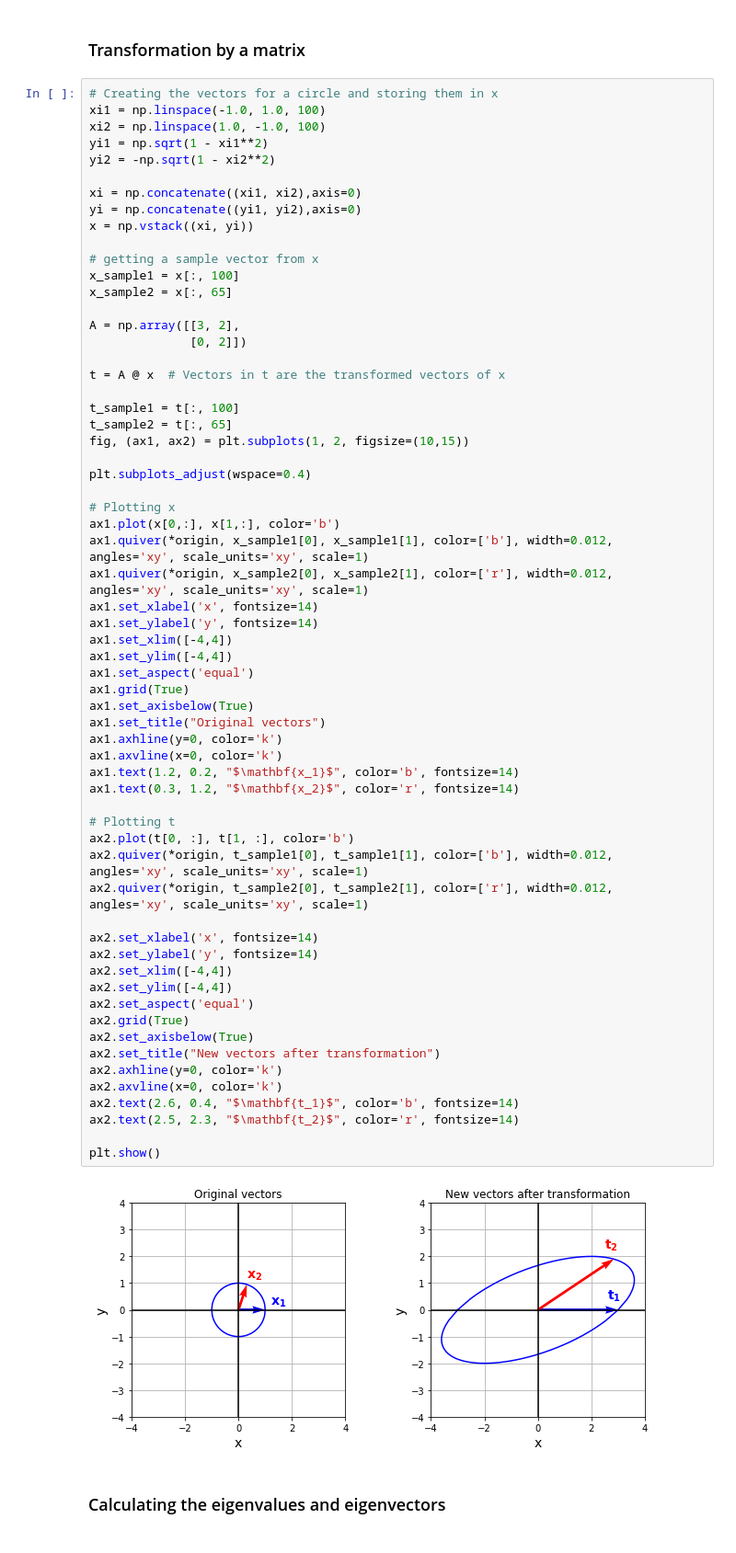
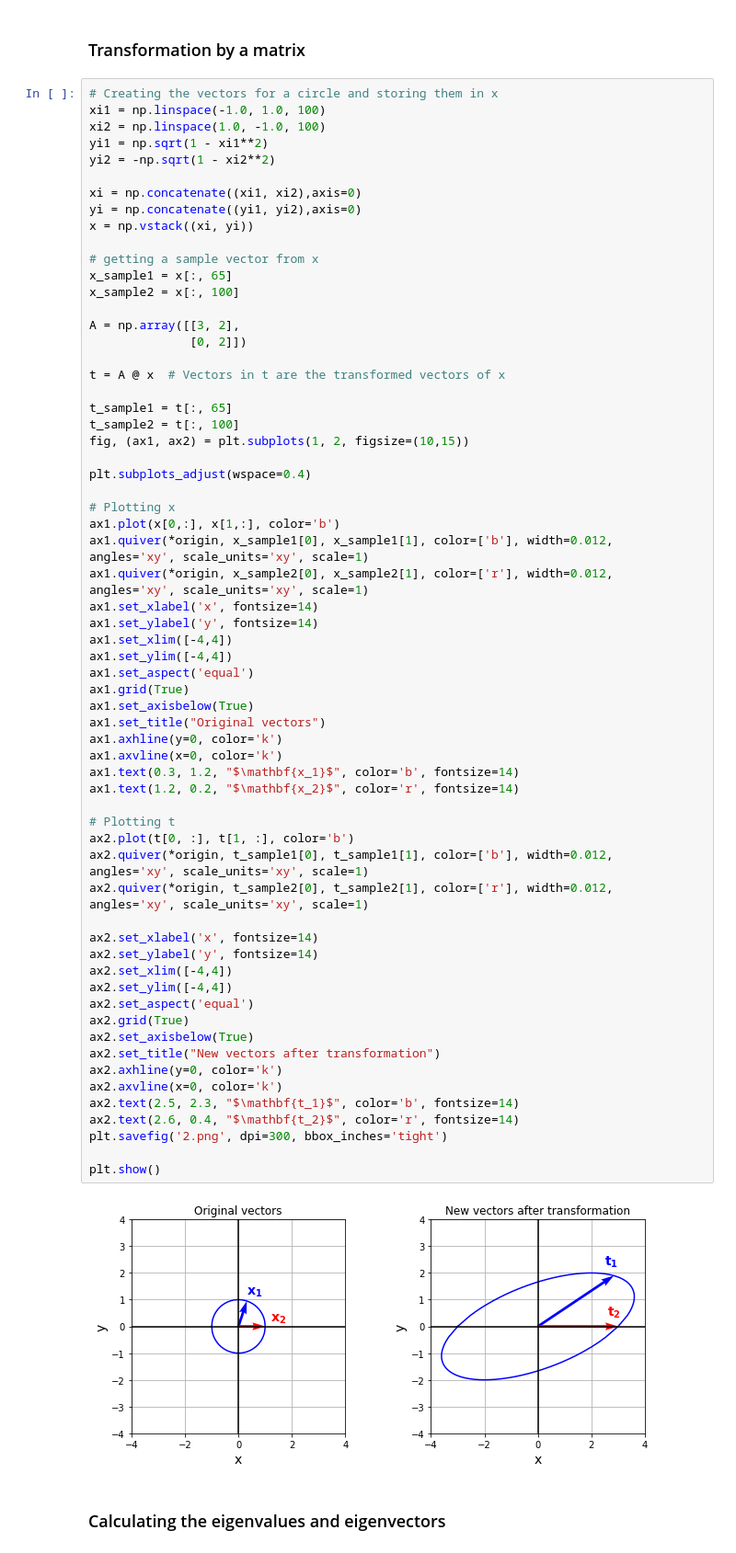
Before and after one commit to reza-bagheri/SVD_article, a Jupyter notebook: SVD-note-book.ipynb, the cells around one changed output. Shown at 92% size. Saved outputs shown, nothing was run; the diff lists cells and outputs as text.

```diff
--- a/SVD-note-book.ipynb
+++ b/SVD-note-book.ipynb
@@ -77,16 +77,16 @@ yi = np.concatenate((yi1, yi2),axis=0)
 x = np.vstack((xi, yi))
 
 # getting a sample vector from x
-x_sample1 = x[:, 100]
-x_sample2 = x[:, 65]
+x_sample1 = x[:, 65]
+x_sample2 = x[:, 100]
 
 A = np.array([[3, 2],
               [0, 2]])
 
 t = A @ x  # Vectors in t are the transformed vectors of x
 
-t_sample1 = t[:, 100]
-t_sample2 = t[:, 65]
+t_sample1 = t[:, 65]
+t_sample2 = t[:, 100]
 fig, (ax1, ax2) = plt.subplots(1, 2, figsize=(10,15))
 
 plt.subplots_adjust(wspace=0.4)
@@ -97,38 +97,39 @@ ax1.quiver(*origin, x_sample1[0], x_sample1[1], color=['b'], width=0.012, angles
 ax1.quiver(*origin, x_sample2[0], x_sample2[1], color=['r'], width=0.012, angles='xy', scale_units='xy', scale=1)
 ax1.set_xlabel('x', fontsize=14)
 ax1.set_ylabel('y', fontsize=14)
 ax1.set_xlim([-4,4])
 ax1.set_ylim([-4,4])
 ax1.set_aspect('equal')
 ax1.grid(True)
 ax1.set_axisbelow(True)
 ax1.set_title("Original vectors")
 ax1.axhline(y=0, color='k')
 ax1.axvline(x=0, color='k')
-ax1.text(1.2, 0.2, "$\mathbf{x_1}$", color='b', fontsize=14)
-ax1.text(0.3, 1.2, "$\mathbf{x_2}$", color='r', fontsize=14)
+ax1.text(0.3, 1.2, "$\mathbf{x_1}$", color='b', fontsize=14)
+ax1.text(1.2, 0.2, "$\mathbf{x_2}$", color='r', fontsize=14)
 
 # Plotting t
 ax2.plot(t[0, :], t[1, :], color='b')
 ax2.quiver(*origin, t_sample1[0], t_sample1[1], color=['b'], width=0.012, angles='xy', scale_units='xy', scale=1)
 ax2.quiver(*origin, t_sample2[0], t_sample2[1], color=['r'], width=0.012, angles='xy', scale_units='xy', scale=1)
 
 ax2.set_xlabel('x', fontsize=14)
 ax2.set_ylabel('y', fontsize=14)
 ax2.set_xlim([-4,4])
 ax2.set_ylim([-4,4])
 ax2.set_aspect('equal')
 ax2.grid(True)
 ax2.set_axisbelow(True)
 ax2.set_title("New vectors after transformation")
 ax2.axhline(y=0, color='k')
 ax2.axvline(x=0, color='k')
-ax2.text(2.6, 0.4, "$\mathbf{t_1}$", color='b', fontsize=14)
-ax2.text(2.5, 2.3, "$\mathbf{t_2}$", color='r', fontsize=14)
+ax2.text(2.5, 2.3, "$\mathbf{t_1}$", color='b', fontsize=14)
+ax2.text(2.6, 0.4, "$\mathbf{t_2}$", color='r', fontsize=14)
+plt.savefig('2.png', dpi=300, bbox_inches='tight')
 
 plt.show()
 # %% [output]
-[figure, old version]
+[figure, new version]
 # %% [markdown]
 ### Calculating the eigenvalues and eigenvectors
 # %%
```
